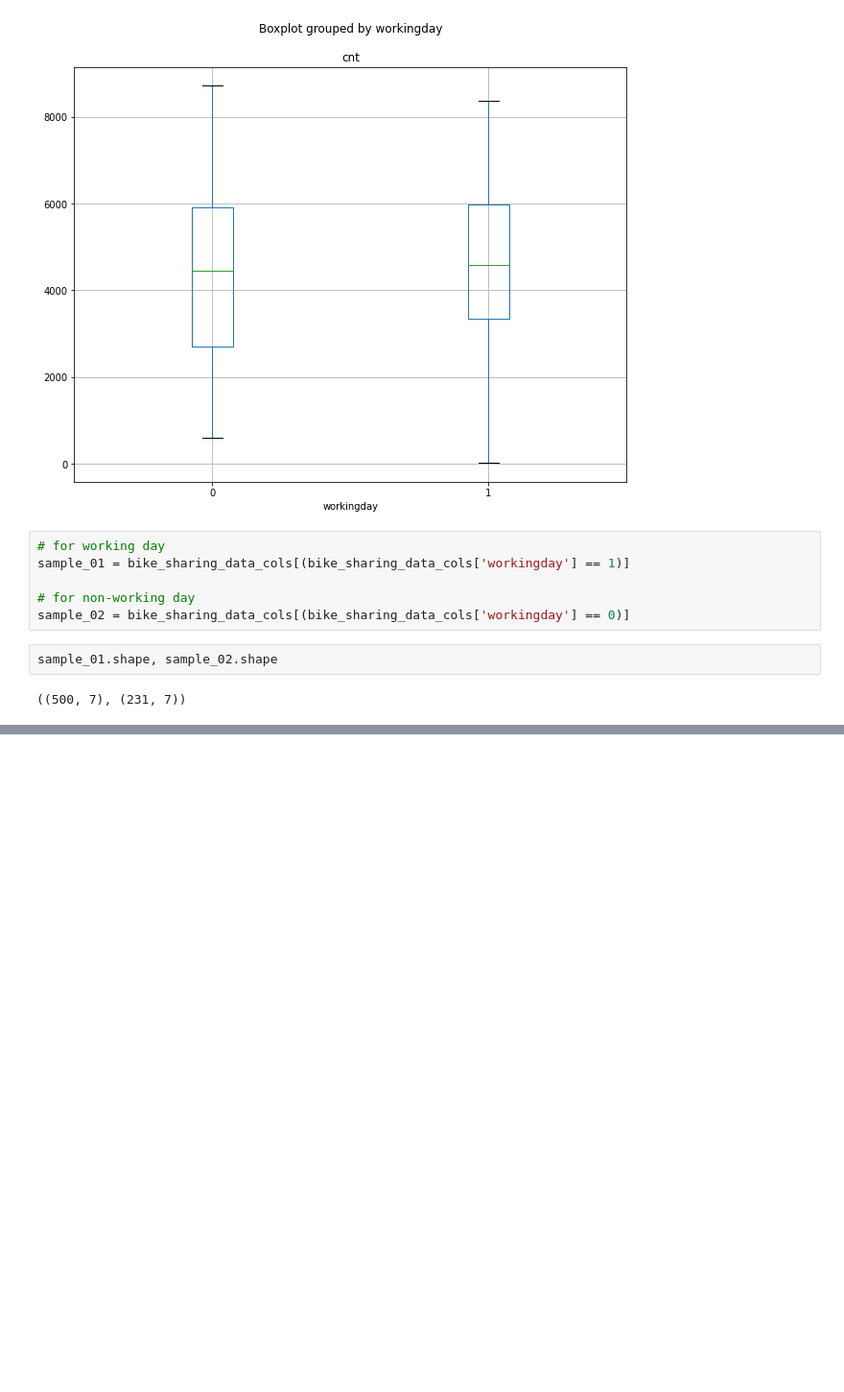
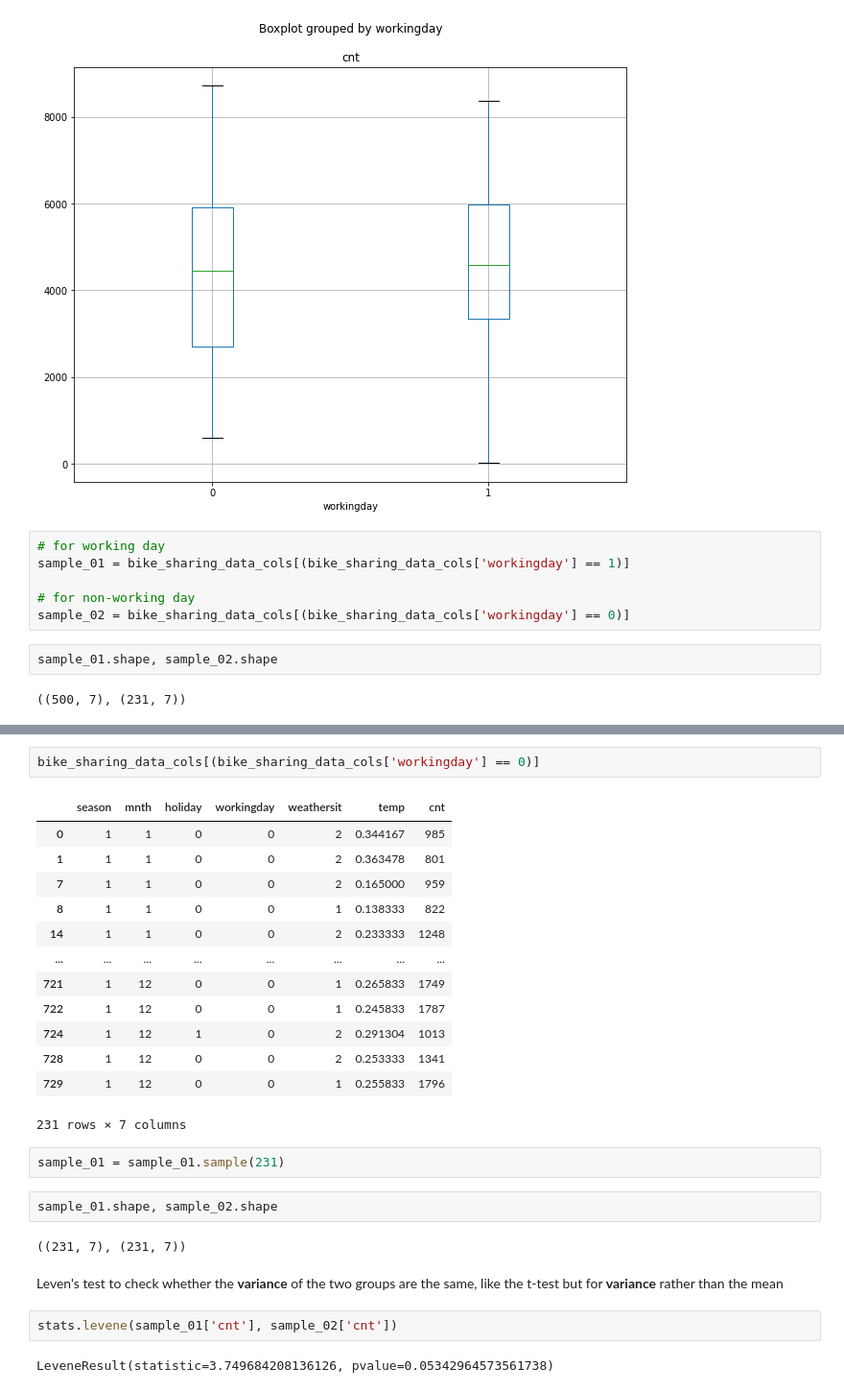
Before and after one commit to Crazz-Zaac/hypothesis-testing-python, a Jupyter notebook: T-test.ipynb, the cells around one changed output, grey strips where cells are left out. Shown: that part at 96% size. Saved outputs shown, nothing was run; the diff lists cells and outputs as text; blank space fills up the shorter version.

Commit message:
T-test hypothesis testing

```diff
--- a/T-test.ipynb
+++ b/T-test.ipynb
@@ -133,0 +150,28 @@ sample_01.shape, sample_02.shape
+# %%
+bike_sharing_data_cols[(bike_sharing_data_cols['workingday'] == 0)]
+# %% [output]
+|  | season | mnth | holiday | workingday | weathersit | temp | cnt |
+| 0 | 1 | 1 | 0 | 0 | 2 | 0.344167 | 985 |
+| 1 | 1 | 1 | 0 | 0 | 2 | 0.363478 | 801 |
+| 7 | 1 | 1 | 0 | 0 | 2 | 0.165000 | 959 |
+| 8 | 1 | 1 | 0 | 0 | 1 | 0.138333 | 822 |
+| 14 | 1 | 1 | 0 | 0 | 2 | 0.233333 | 1248 |
+| ... | ... | ... | ... | ... | ... | ... | ... |
+| 721 | 1 | 12 | 0 | 0 | 1 | 0.265833 | 1749 |
+| 722 | 1 | 12 | 0 | 0 | 1 | 0.245833 | 1787 |
+| 724 | 1 | 12 | 1 | 0 | 2 | 0.291304 | 1013 |
+| 728 | 1 | 12 | 0 | 0 | 2 | 0.253333 | 1341 |
+| 729 | 1 | 12 | 0 | 0 | 1 | 0.255833 | 1796 |
+231 rows × 7 columns
+# %%
+sample_01 = sample_01.sample(231)
+# %%
+sample_01.shape, sample_02.shape
+# %% [output]
+((231, 7), (231, 7))
+# %% [markdown]
+Leven's test to check whether the **variance** of the two groups are the same, like the t-test but for **variance** rather than the mean
+# %%
+stats.levene(sample_01['cnt'], sample_02['cnt'])
+# %% [output]
+LeveneResult(statistic=3.749684208136126, pvalue=0.05342964573561738)
```
Also changed, not shown: parts of 8 cells of this notebook.
